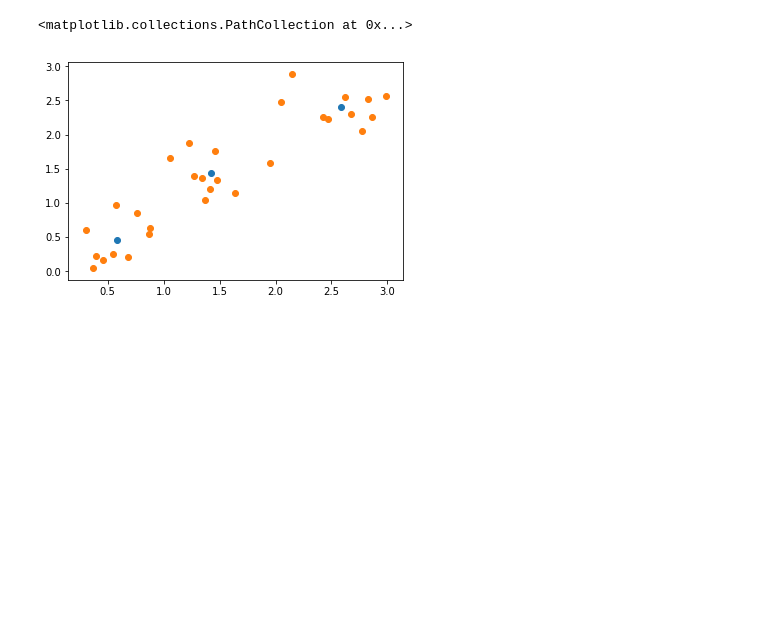
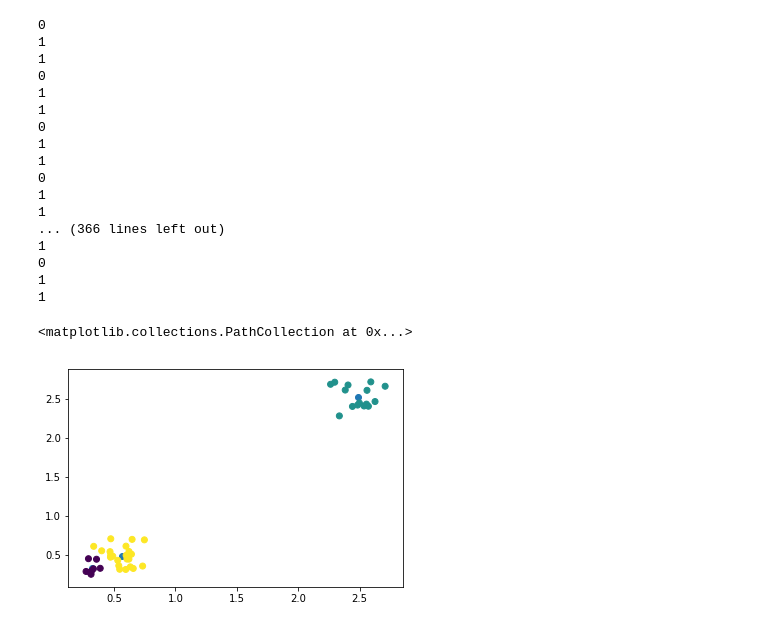
Before and after one commit to GenjitsuGame/unsupervised-clustering, a Jupyter notebook: K-means.ipynb, the cells around one changed output. Saved outputs shown, nothing was run; the diff lists cells and outputs as text; code cells hidden in the pictures; blank space fills up the shorter version.

```diff
--- a/K-means.ipynb
+++ b/K-means.ipynb
@@ -10,20 +13,31 @@ import math
+# %%
+def plot_graph(k, labels, predicted_labels):
+    hist = []
+    for i in range(k):
+        hist.append([])
+
+    for i in range(len(labels)):
+        hist[labels[i]].append(predicted_labels[i])
+
+    plt.hist(hist)
 # %%
-def iter_kmeans(points, k, epochs=10000):
+def iter_kmeans(points, k, epochs=10000, y=None):
     not_finished = True
-    centroids = points[np.random.choice(points.shape[0], k, replace=False), :]
+    random_mask = np.random.choice(points.shape[0], k, replace=False)
+    centroids = points[random_mask, :]
     epoch = 0
     labels = []
 
     while not_finished and epoch < epochs:
         labels = []
-        for i in range(k):
-            labelled_points.append([])
 
         for point in points:
-            shortest_i, shortest_distance = 0, 100000000000
+            shortest_i, shortest_distance = None, 10000000000
+            print(0)
             for i, centroid in enumerate(centroids):
                 distance = scipy.spatial.distance.euclidean(point, centroid)
-                if distance < shortest_distance:
+                if distance <= shortest_distance:
+                    print(1)
                     shortest_distance = distance
                     shortest_i = i
             labels.append(shortest_i)
@@ -37,21 +51,41 @@ def iter_kmeans(points, k, epochs=10000):
                 centroids[i] = new_centroid
                 not_finished = True
 
-#        if epoch != 0  and epoch % 1000 == 0:
+        if epoch != 0 and epoch % (epochs // 10) == 0:
+            print(epoch)
         epoch = epoch + 1
 
+    if y is not None:
+        plot_graph(k, y, labels)
     return labels, centroids
 # %%
 k = 3
 points = []
 for i in range(k):
-    points.extend(np.random.rand(10, 2) + i)
+    points.extend((np.random.rand(15, 2)) / 2 + (i - 1.5) * (i - 1.5))
 
 points = np.array(points)
 labels, centroids = iter_kmeans(points, k)
 
 plt.scatter(centroids[:, 0], centroids[:, 1])
-plt.scatter(points[:, 0], points[:, 1])
+plt.scatter(points[:, 0], points[:, 1], c=labels)
 # %% [output]
-<matplotlib.collections.PathCollection at 0x...>
+0
+1
+1
+0
+1
+1
+0
+1
+1
+0
+1
+1
+... (366 lines left out)
+1
+0
+1
+1
+<matplotlib.collections.PathCollection at 0x...>
-[figure, old version]
+[figure, new version]
```
Also changed, not shown: parts of 14 cells of this notebook.
